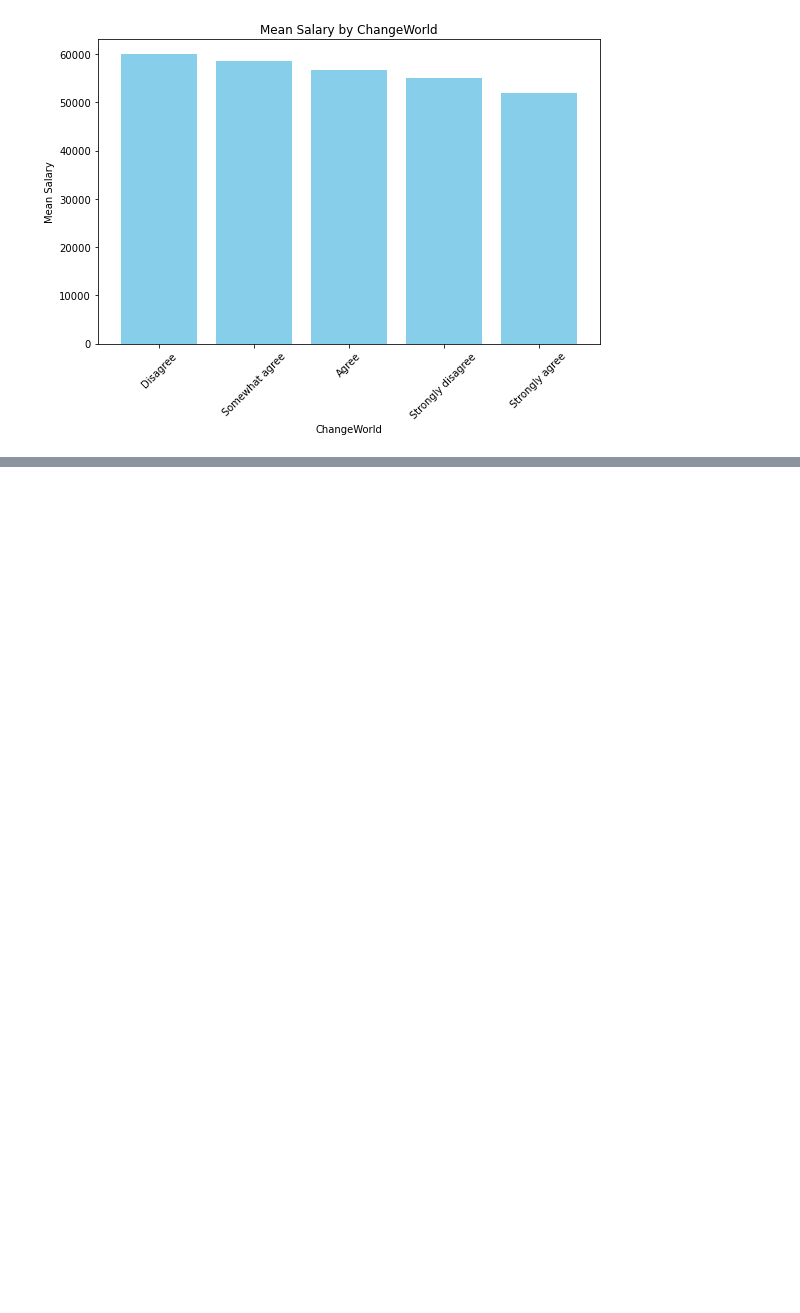
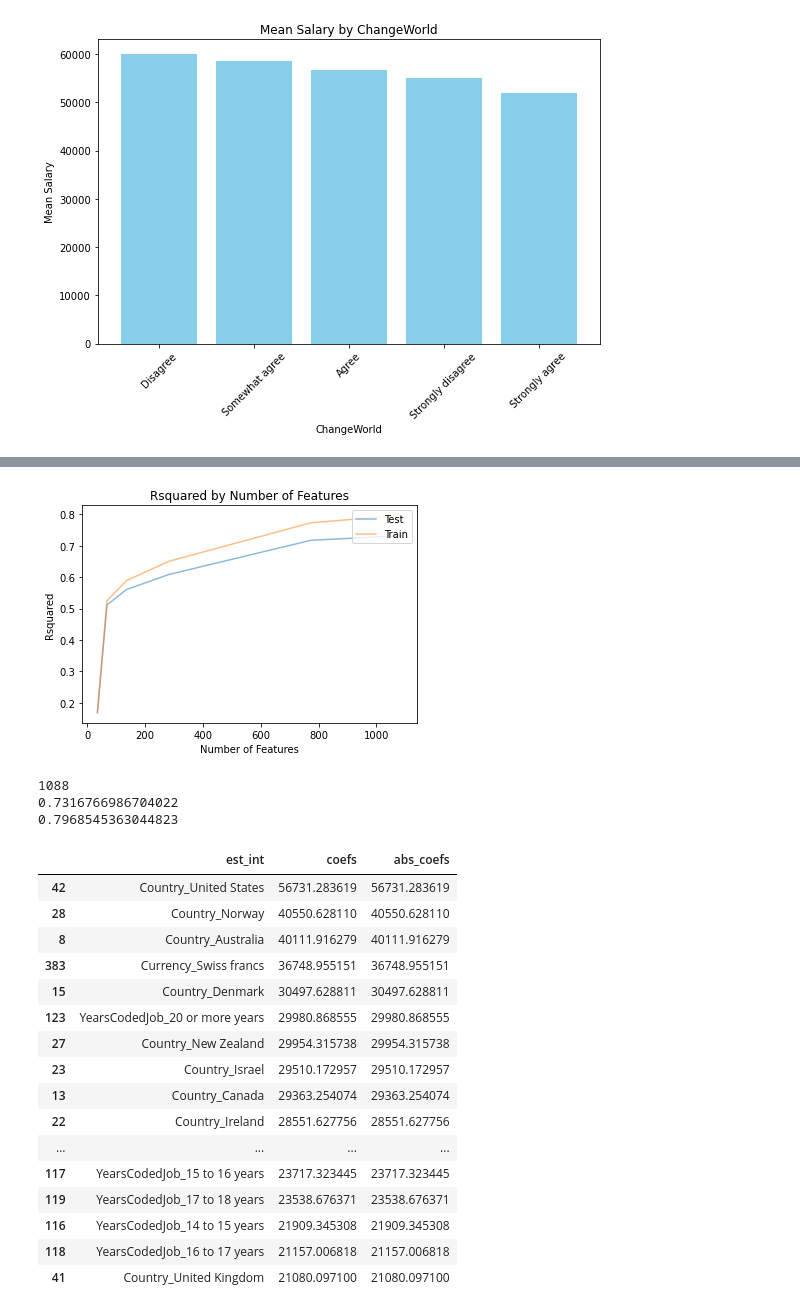
Before and after one commit to Phuonganh27/blog_project, a Jupyter notebook: blog.ipynb, the cells around one changed output, grey strips where cells are left out. Drawn from its saved outputs; the diff is of its cells as text; code cells hidden in the pictures; blank space fills up the shorter version.

```diff
--- a/blog.ipynb
+++ b/blog.ipynb
@@ -271,12 +363,12 @@ def clean_data(df):
     5. For each numeric variable in X, fill the column with the mean value of the column.
     6. Create dummy columns for all the categorical variables in X, drop the original columns
     '''
-    # Drop rows with missing salary values
+    # Drop rows with missing salary values because we are trying to predict Salary
     df = df.dropna(subset=['Salary'], axis=0)
     y = df['Salary']
 
     #Drop respondent and expected salary columns
-    df = df.drop(['Respondent', 'ExpectedSalary', 'Salary'], axis=1)
+    df = df.drop(['Respondent', 'Salary'], axis=1)
 
     # Fill numeric columns with the mean
     num_vars = df.select_dtypes(include=['float', 'int']).columns
@@ -293,7 +385,7 @@ def clean_data(df):
     return X, y
 
 #Use the function to create X and y
-X, y = clean_data(df)
+X, y = clean_data(original_df)
 
 
 # In[ ]:
@@ -310,30 +402,52 @@ print(X_train.shape[1]) #Number of columns
 print(r2_scores_test[np.argmax(r2_scores_test)]) # The model we should implement test_r2
 print(r2_scores_train[np.argmax(r2_scores_test)]) # The model we should implement train_r2
 
 
 
 
 def coef_weights(coefficients, X_train):
     '''
     INPUT:
     coefficients - the coefficients of the linear model
     X_train - the training data, so the column names can be used
     OUTPUT:
     coefs_df - a dataframe holding the coefficient, estimate, and abs(estimate)
 
     Provides a dataframe that can be used to understand the most influential coefficients
     in a linear model by providing the coefficient estimates along with the name of the
     variable attached to the coefficient.
     '''
     coefs_df = pd.DataFrame()
     coefs_df['est_int'] = X_train.columns
     coefs_df['coefs'] = lm_model.coef_
     coefs_df['abs_coefs'] = np.abs(lm_model.coef_)
     coefs_df = coefs_df.sort_values('abs_coefs', ascending=False)
     return coefs_df
 
 #Use the function
 coef_df = coef_weights(lm_model.coef_, X_train)
 
 #A quick look at the top results
 coef_df.head(20)
+# %% [output]
+[figure, added]
+1088
+0.7316766986704022
+0.7968545363044823
+|  | est_int | coefs | abs_coefs |
+| 42 | Country_United States | 56731.283619 | 56731.283619 |
+| 28 | Country_Norway | 40550.628110 | 40550.628110 |
+| 8 | Country_Australia | 40111.916279 | 40111.916279 |
+| 383 | Currency_Swiss francs | 36748.955151 | 36748.955151 |
+| 15 | Country_Denmark | 30497.628811 | 30497.628811 |
+| 123 | YearsCodedJob_20 or more years | 29980.868555 | 29980.868555 |
+| 27 | Country_New Zealand | 29954.315738 | 29954.315738 |
+| 23 | Country_Israel | 29510.172957 | 29510.172957 |
+| 13 | Country_Canada | 29363.254074 | 29363.254074 |
+| 22 | Country_Ireland | 28551.627756 | 28551.627756 |
+| ... | ... | ... | ... |
+| 117 | YearsCodedJob_15 to 16 years | 23717.323445 | 23717.323445 |
+| 119 | YearsCodedJob_17 to 18 years | 23538.676371 | 23538.676371 |
+| 116 | YearsCodedJob_14 to 15 years | 21909.345308 | 21909.345308 |
+| 118 | YearsCodedJob_16 to 17 years | 21157.006818 | 21157.006818 |
+| 41 | Country_United Kingdom | 21080.097100 | 21080.097100 |
```
Also changed, not shown: parts of 47 cells of this notebook, 29 other files.
